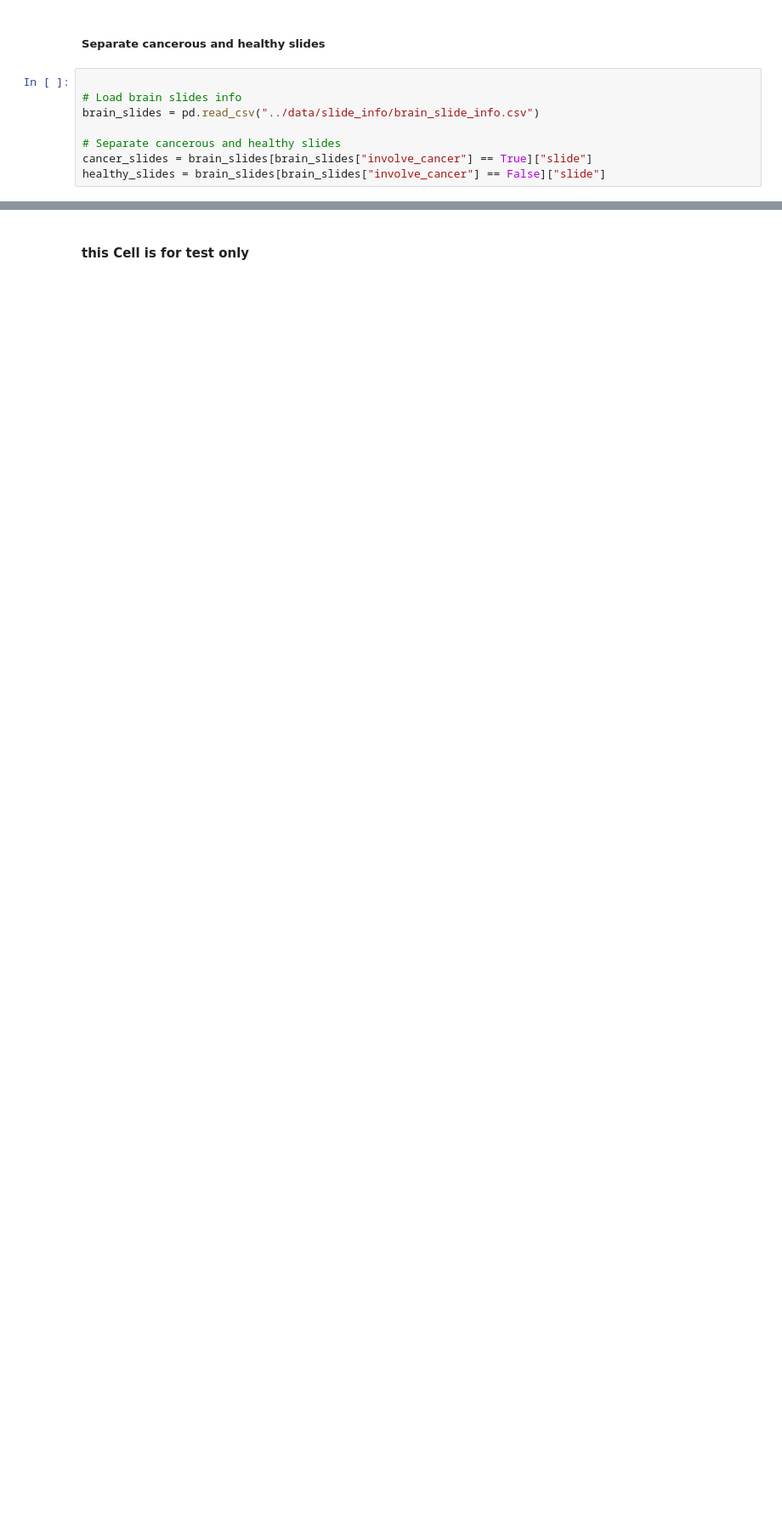
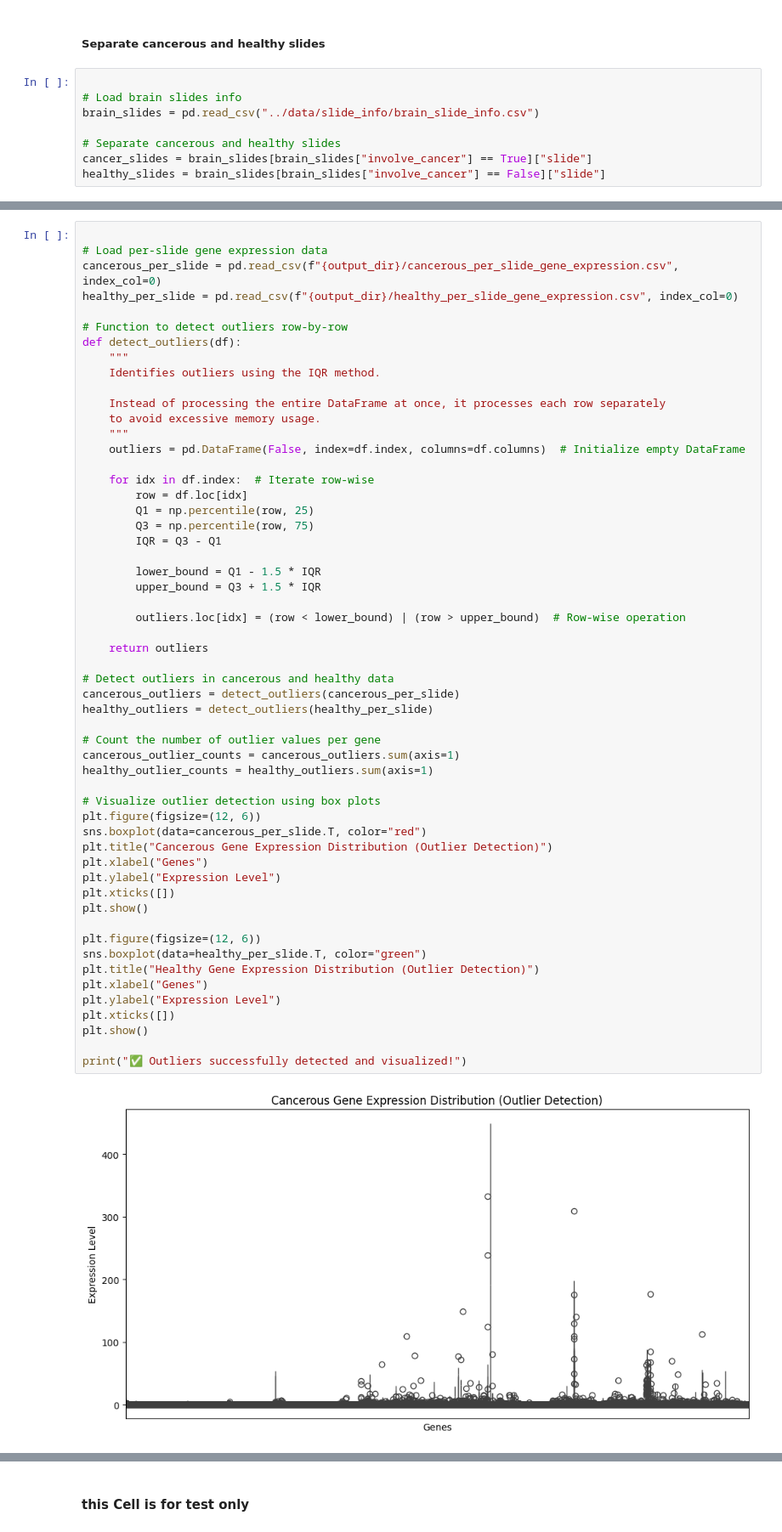
Before and after one commit to amrorabea/TissueInsight, a Jupyter notebook: notebooks/GeneVisualization.ipynb, the cells around one changed output, grey strips where cells are left out. Shown at 85% size. Drawn from its saved outputs; the diff is of its cells as text; blank space fills up the shorter version.

```diff
--- a/notebooks/GeneVisualization.ipynb
+++ b/notebooks/GeneVisualization.ipynb
@@ -305,0 +344,57 @@ healthy_slides = brain_slides[brain_slides["involve_cancer"] == False]["slide"]
+# %%
+
+# Load per-slide gene expression data
+cancerous_per_slide = pd.read_csv(f"{output_dir}/cancerous_per_slide_gene_expression.csv", index_col=0)
+healthy_per_slide = pd.read_csv(f"{output_dir}/healthy_per_slide_gene_expression.csv", index_col=0)
+
+# Function to detect outliers row-by-row
+def detect_outliers(df):
+    """
+    Identifies outliers using the IQR method.
+
+    Instead of processing the entire DataFrame at once, it processes each row separately
+    to avoid excessive memory usage.
+    """
+    outliers = pd.DataFrame(False, index=df.index, columns=df.columns)  # Initialize empty DataFrame
+
+    for idx in df.index:  # Iterate row-wise
+        row = df.loc[idx]
+        Q1 = np.percentile(row, 25)
+        Q3 = np.percentile(row, 75)
+        IQR = Q3 - Q1
+
+        lower_bound = Q1 - 1.5 * IQR
+        upper_bound = Q3 + 1.5 * IQR
+
+        outliers.loc[idx] = (row < lower_bound) | (row > upper_bound)  # Row-wise operation
+
+    return outliers
+
+# Detect outliers in cancerous and healthy data
+cancerous_outliers = detect_outliers(cancerous_per_slide)
+healthy_outliers = detect_outliers(healthy_per_slide)
+
+# Count the number of outlier values per gene
+cancerous_outlier_counts = cancerous_outliers.sum(axis=1)
+healthy_outlier_counts = healthy_outliers.sum(axis=1)
+
+# Visualize outlier detection using box plots
+plt.figure(figsize=(12, 6))
+sns.boxplot(data=cancerous_per_slide.T, color="red")
+plt.title("Cancerous Gene Expression Distribution (Outlier Detection)")
+plt.xlabel("Genes")
+plt.ylabel("Expression Level")
+plt.xticks([])
+plt.show()
+
+plt.figure(figsize=(12, 6))
+sns.boxplot(data=healthy_per_slide.T, color="green")
+plt.title("Healthy Gene Expression Distribution (Outlier Detection)")
+plt.xlabel("Genes")
+plt.ylabel("Expression Level")
+plt.xticks([])
+plt.show()
+
+print("✅ Outliers successfully detected and visualized!")
+# %% [output]
+[figure, added]
```
Also changed, not shown: parts of 18 cells of this notebook.
